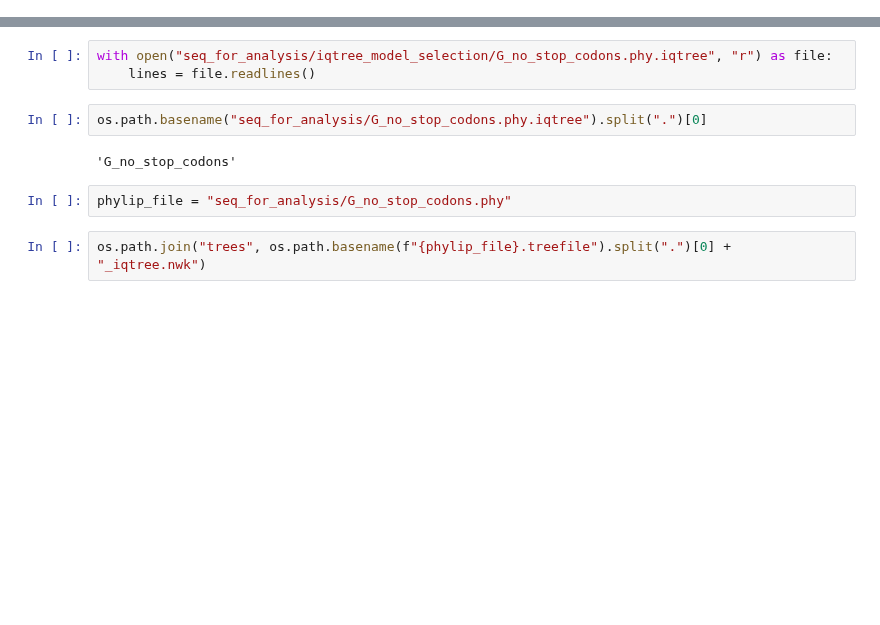
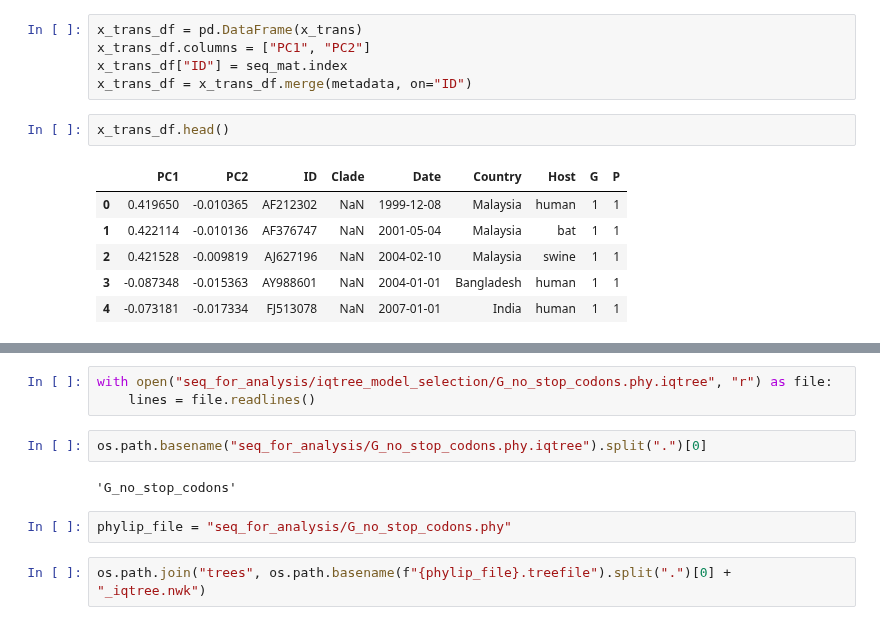
Before and after one commit to sanju99/niv_evo, a Jupyter notebook: clade_differences.ipynb, the cells around one changed output, grey strips where cells are left out. Saved outputs shown, nothing was run; the diff lists cells and outputs as text; blank space fills up the shorter version.

```diff
--- a/clade_differences.ipynb
+++ b/clade_differences.ipynb
@@ -23,0 +76,14 @@ import scipy.stats as st
+# %%
+x_trans_df = pd.DataFrame(x_trans)
+x_trans_df.columns = ["PC1", "PC2"]
+x_trans_df["ID"] = seq_mat.index
+x_trans_df = x_trans_df.merge(metadata, on="ID")
+# %%
+x_trans_df.head()
+# %% [output]
+|  | PC1 | PC2 | ID | Clade | Date | Country | Host | G | P |
+| 0 | 0.419650 | -0.010365 | AF212302 | NaN | 1999-12-08 | Malaysia | human | 1 | 1 |
+| 1 | 0.422114 | -0.010136 | AF376747 | NaN | 2001-05-04 | Malaysia | bat | 1 | 1 |
+| 2 | 0.421528 | -0.009819 | AJ627196 | NaN | 2004-02-10 | Malaysia | swine | 1 | 1 |
+| 3 | -0.087348 | -0.015363 | AY988601 | NaN | 2004-01-01 | Bangladesh | human | 1 | 1 |
+| 4 | -0.073181 | -0.017334 | FJ513078 | NaN | 2007-01-01 | India | human | 1 | 1 |
```
Also changed, not shown: parts of 16 cells of this notebook, 8 other files.
